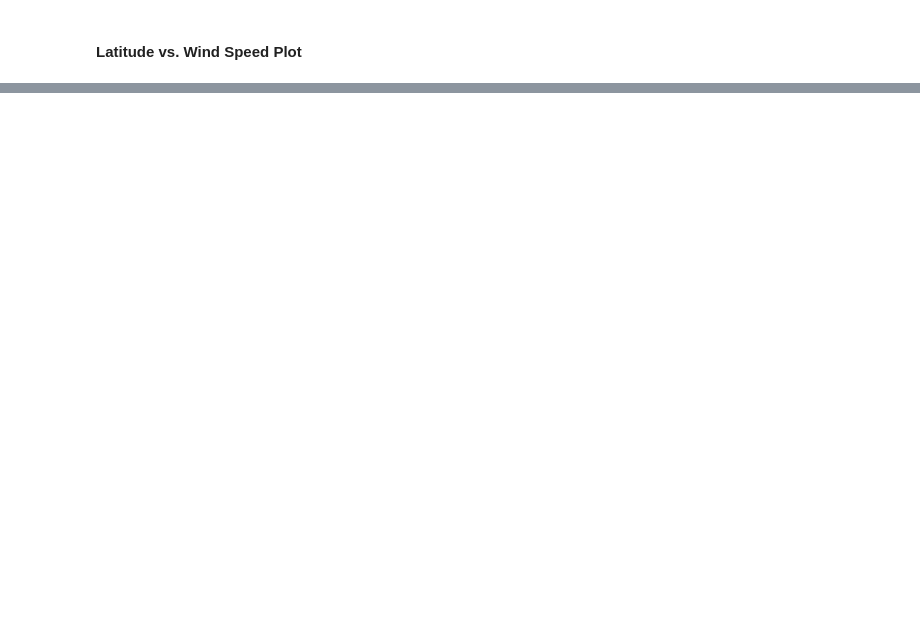
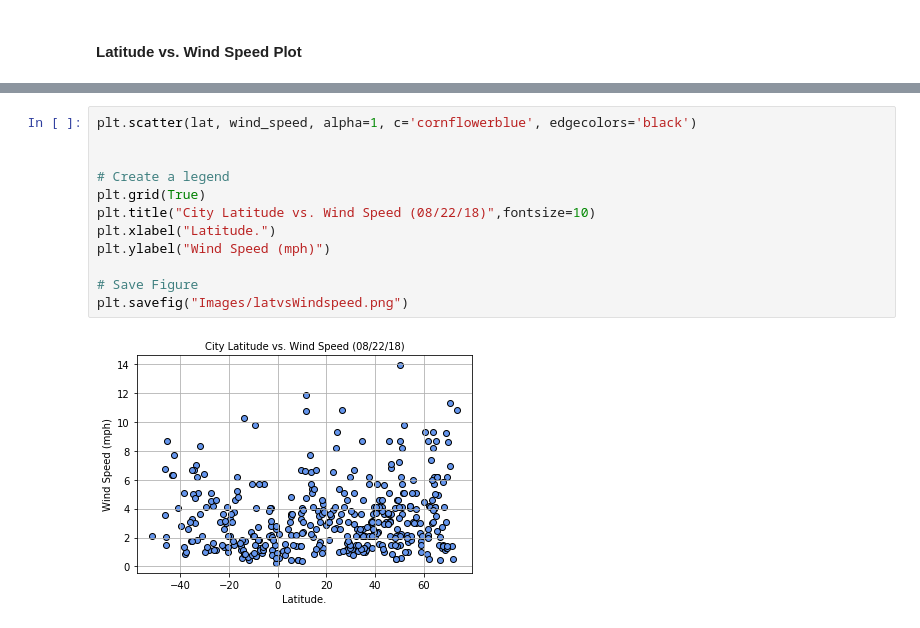
Before and after one commit to nagaraj9b/Python_api, a Jupyter notebook: WeatherPy.ipynb, the cells around one changed output, grey strips where cells are left out. Drawn from its saved outputs; the diff is of its cells as text; blank space fills up the shorter version.

```diff
--- a/WeatherPy.ipynb
+++ b/WeatherPy.ipynb
@@ -155,0 +216,14 @@ dtype: int64
+# %%
+plt.scatter(lat, wind_speed, alpha=1, c='cornflowerblue', edgecolors='black')
+
+
+# Create a legend
+plt.grid(True)
+plt.title("City Latitude vs. Wind Speed (08/22/18)",fontsize=10)
+plt.xlabel("Latitude.")
+plt.ylabel("Wind Speed (mph)")
+
+# Save Figure
+plt.savefig("Images/latvsWindspeed.png")
+# %% [output]
+[figure, added]
```
Also changed, not shown: parts of 14 cells of this notebook, 5 other files.
